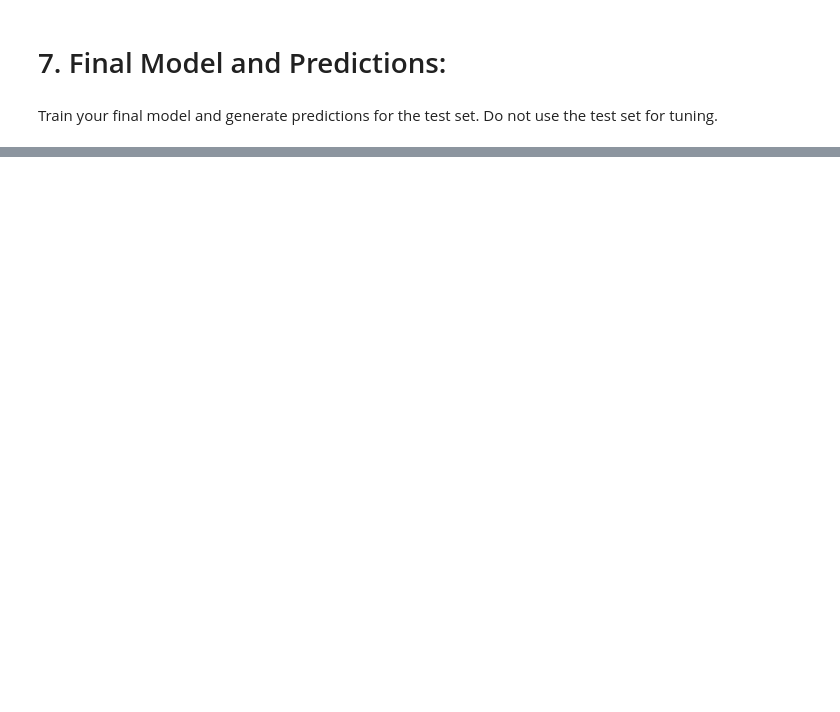
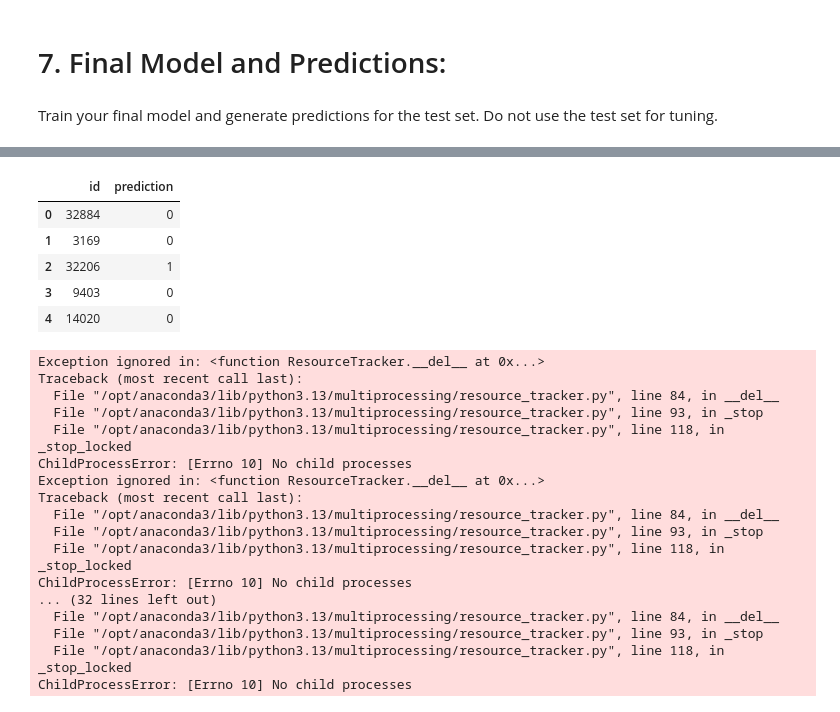
Before and after one commit to alexadandridge/AdvancedMachineLearning, a Jupyter notebook: AdvancedMachineLearning_DandridgeAlexa_TakeHomeFinal.ipynb, the cells around one changed output, grey strips where cells are left out. Saved outputs shown, nothing was run; the diff lists cells and outputs as text; code cells hidden in the pictures; blank space fills up the shorter version.

```diff
--- a/AdvancedMachineLearning_DandridgeAlexa_TakeHomeFinal.ipynb
+++ b/AdvancedMachineLearning_DandridgeAlexa_TakeHomeFinal.ipynb
@@ -678,3 +661,14 @@ format.
 # 7. Final Model and Predictions:
 # %% [markdown]
 Train your final model and generate predictions for the test set. Do not use the test set for tuning.
+# %%
+# training the ensemble model on the full original training data (no split) to make predictions for the test set
+# loading in the data
+df = pd.read_csv("midterm_train.csv")
+df.head()
+X_full = df.drop(columns=["accepted_offer", "id"])
+y_full = df["accepted_offer"]
+
+# retrain ensemble on all data
+final_model = ensemble_model
+final_model.fit(X_full, y_full)
@@ -680,0 +704,36 @@ Train your final model and generate predictions for the test set. Do not use the
+# %%
+# generating predictions for the test set
+X_test_final = test_df.drop(columns=["id"])
+final_predictions = final_model.predict(X_test_final)
+# creating a submission file
+submission = pd.DataFrame({
+    "id": test_df["id"],
+    "prediction": final_predictions
+})
+submission.to_csv("Dandridge_Alexa_predictions.csv", index=False)
+# %%
+submission.head()
+# %% [output]
+|  | id | prediction |
+| 0 | 32884 | 0 |
+| 1 | 3169 | 0 |
+| 2 | 32206 | 1 |
+| 3 | 9403 | 0 |
+| 4 | 14020 | 0 |
+Exception ignored in: <function ResourceTracker.__del__ at 0x...>
+Traceback (most recent call last):
+  File "/opt/anaconda3/lib/python3.13/multiprocessing/resource_tracker.py", line 84, in __del__
+  File "/opt/anaconda3/lib/python3.13/multiprocessing/resource_tracker.py", line 93, in _stop
+  File "/opt/anaconda3/lib/python3.13/multiprocessing/resource_tracker.py", line 118, in _stop_locked
+ChildProcessError: [Errno 10] No child processes
+Exception ignored in: <function ResourceTracker.__del__ at 0x...>
+Traceback (most recent call last):
+  File "/opt/anaconda3/lib/python3.13/multiprocessing/resource_tracker.py", line 84, in __del__
+  File "/opt/anaconda3/lib/python3.13/multiprocessing/resource_tracker.py", line 93, in _stop
+  File "/opt/anaconda3/lib/python3.13/multiprocessing/resource_tracker.py", line 118, in _stop_locked
+ChildProcessError: [Errno 10] No child processes
+... (32 lines left out)
+  File "/opt/anaconda3/lib/python3.13/multiprocessing/resource_tracker.py", line 84, in __del__
+  File "/opt/anaconda3/lib/python3.13/multiprocessing/resource_tracker.py", line 93, in _stop
+  File "/opt/anaconda3/lib/python3.13/multiprocessing/resource_tracker.py", line 118, in _stop_locked
+ChildProcessError: [Errno 10] No child processes
```
Also changed, not shown: parts of 7 cells of this notebook.
